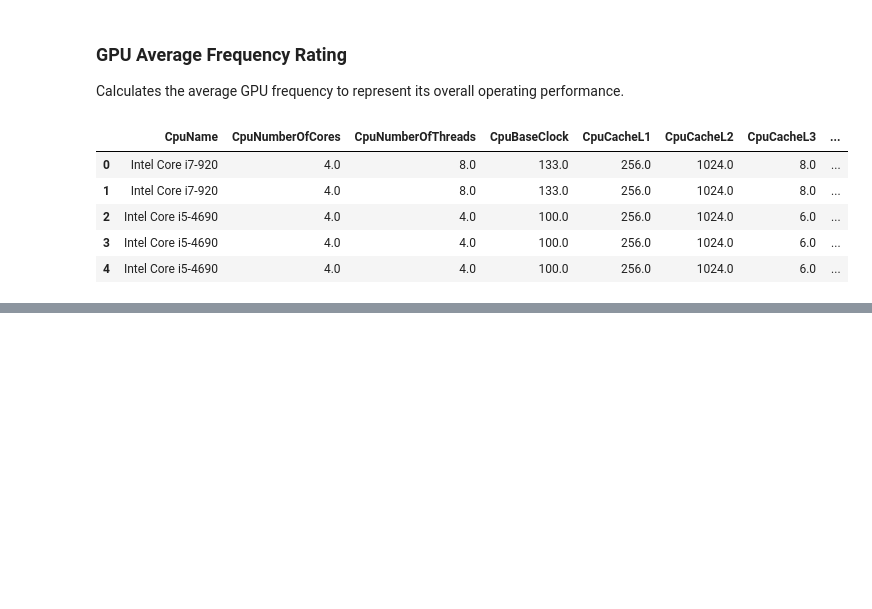
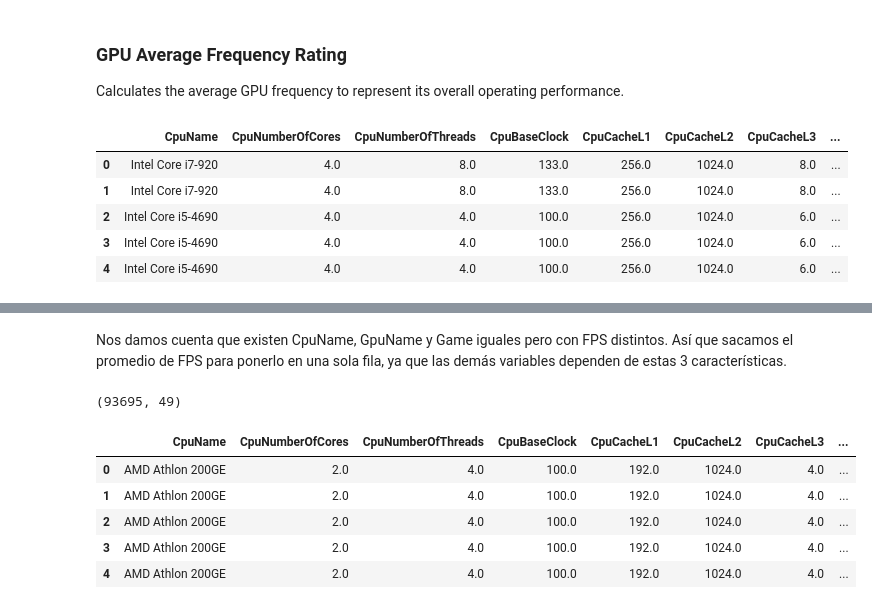
Before and after one commit to AndrePilcoChiuyare/fps-game-prediction, a Jupyter notebook: notebooks/2-feature-engineering.ipynb, the cells around one changed output, grey strips where cells are left out. Drawn from its saved outputs; the diff is of its cells as text; code cells hidden in the pictures; blank space fills up the shorter version.

```diff
--- a/notebooks/2-feature-engineering.ipynb
+++ b/notebooks/2-feature-engineering.ipynb
@@ -107,0 +128,17 @@ df.head()
+# %% [markdown]
+Nos damos cuenta que existen CpuName, GpuName y Game iguales pero con FPS distintos. Así que sacamos el promedio de FPS para ponerlo en una sola fila, ya que las demás variables dependen de estas 3 características.
+# %%
+# Creating the new dataset with mean FPS in rows that have the same values in the columns
+columns_to_check = df.columns.tolist()
+columns_to_check.remove('FPS')
+df = df.groupby(columns_to_check, as_index=False).agg({'FPS': 'mean'})
+print(df.shape)
+df.head()
+# %% [output]
+(93695, 49)
+|  | CpuName | CpuNumberOfCores | CpuNumberOfThreads | CpuBaseClock | CpuCacheL1 | CpuCacheL2 | CpuCacheL3 | ... |
+| 0 | AMD Athlon 200GE | 2.0 | 4.0 | 100.0 | 192.0 | 1024.0 | 4.0 | ... |
+| 1 | AMD Athlon 200GE | 2.0 | 4.0 | 100.0 | 192.0 | 1024.0 | 4.0 | ... |
+| 2 | AMD Athlon 200GE | 2.0 | 4.0 | 100.0 | 192.0 | 1024.0 | 4.0 | ... |
+| 3 | AMD Athlon 200GE | 2.0 | 4.0 | 100.0 | 192.0 | 1024.0 | 4.0 | ... |
+| 4 | AMD Athlon 200GE | 2.0 | 4.0 | 100.0 | 192.0 | 1024.0 | 4.0 | ... |
```
Also changed, not shown: parts of 8 cells of this notebook, 6 other files.
